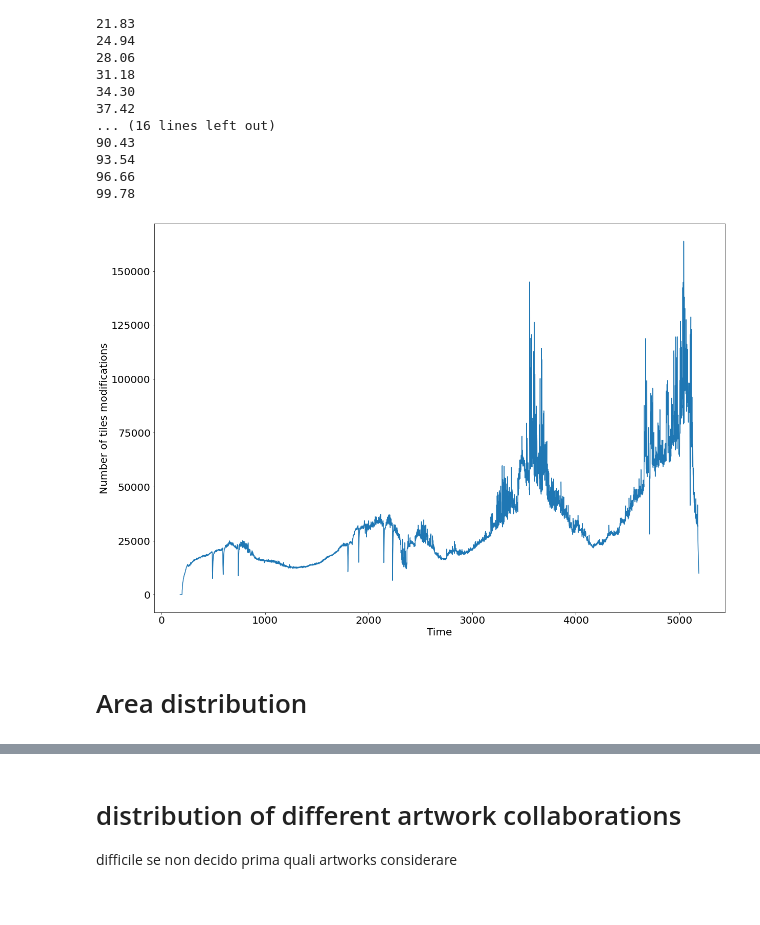
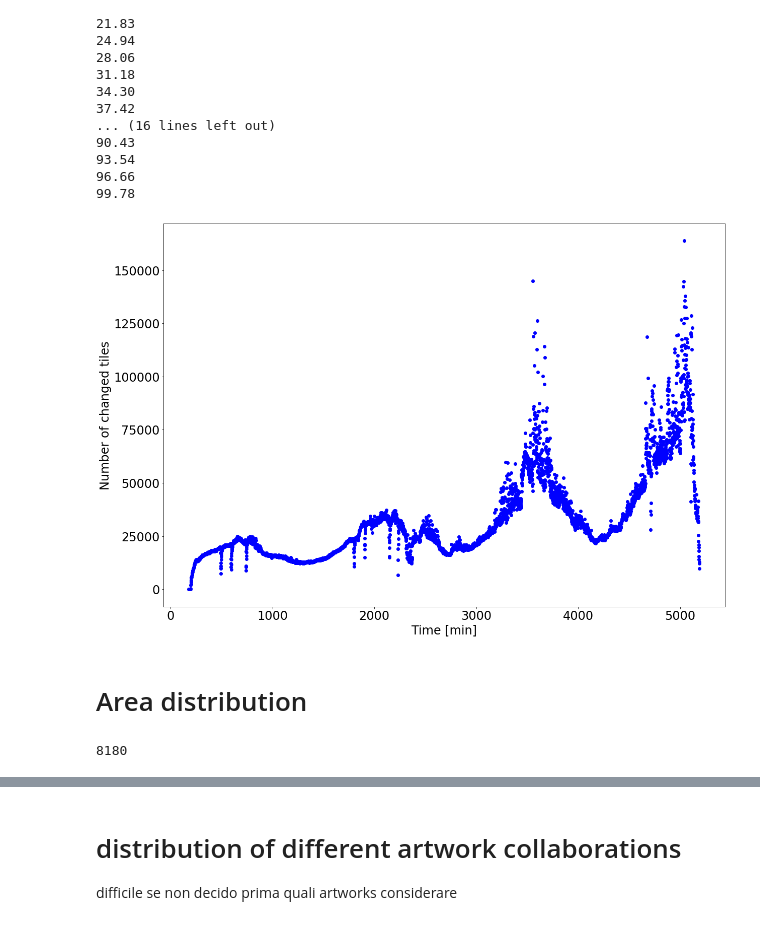
Before and after one commit to pietro-sillano/r-place-Network-Analysis, a Jupyter notebook: plot.ipynb, the cells around one changed output, grey strips where cells are left out. Cells and saved outputs as stored; diff of their text form; code cells hidden in the pictures.

```diff
--- a/plot.ipynb
+++ b/plot.ipynb
@@ -42,6 +44,9 @@ for row in df.itertuples():
 
     if (row_counter % 5e6) == 0:
         print(f'{row_counter / ltot * 100:.2f}')
+
+with open('plot/user_distrib.pkl', 'wb') as handle:
+    pickle.dump(user_dict, handle, protocol=pickle.HIGHEST_PROTOCOL)
 # %% [output]
 3.12
 6.24
@@ -67,3 +70,6 @@ print(len(list(user_dict.keys())))
+# %%
+with open('plot/user_distrib.pkl', 'rb') as handle:
+    user_dict = pickle.load(handle)
 # %%
 degin_distri=Counter(user_dict.values())
 x=[]
@@ -183,6 +207,9 @@ for row in df.itertuples():
     if (row_counter % 5e6) == 0:
         print(f'{row_counter / ltot * 100:.2f}')
     row_counter = row_counter + 1
+
+with open('plot/rate.pkl', 'wb') as handle:
+    pickle.dump(l, handle, protocol=pickle.HIGHEST_PROTOCOL)
 # %% [output]
 3.12
 6.24
@@ -201,24 +228,27 @@ for row in df.itertuples():
 93.54
 96.66
 99.78
+# %%
+with open('plot/rate.pkl', 'rb') as handle:
+    l = pickle.load(handle)
 # %%
 plt.figure(figsize=(20,14),)
-plt.plot(list(l.keys()),list(l.values()))
+plt.plot(list(l.keys()),list(l.values()),'bo')
 
 
-plt.xlabel('Time', fontsize=20)
-plt.ylabel('Number of tiles modifications', fontsize=20)
+plt.xlabel('Time [min]', fontsize=24)
+plt.ylabel('Number of changed tiles', fontsize=24)
 
 
-plt.xticks(fontsize=20)
-plt.yticks(fontsize=20)
+plt.xticks(fontsize=24)
+plt.yticks(fontsize=24)
 
 plt.yscale('linear')
 plt.xscale('linear')
 #plt.axis([0,2e5,0,200])
 plt.savefig('plot/time_distribution.png',dpi = 300,backend = 'cairo')
 # %% [output]
-[figure, old version]
+[figure, new version]
 # %% [markdown]
 # Area distribution
 # %%
@@ -228,6 +258,8 @@ l = []
 for row in df.itertuples():
     l.append(row.area)
 len(l)
+# %% [output]
+8180
 # %%
 degin_distri=Counter(l)
 
```
Also changed, not shown: parts of 11 cells of this notebook, 23 other files.
